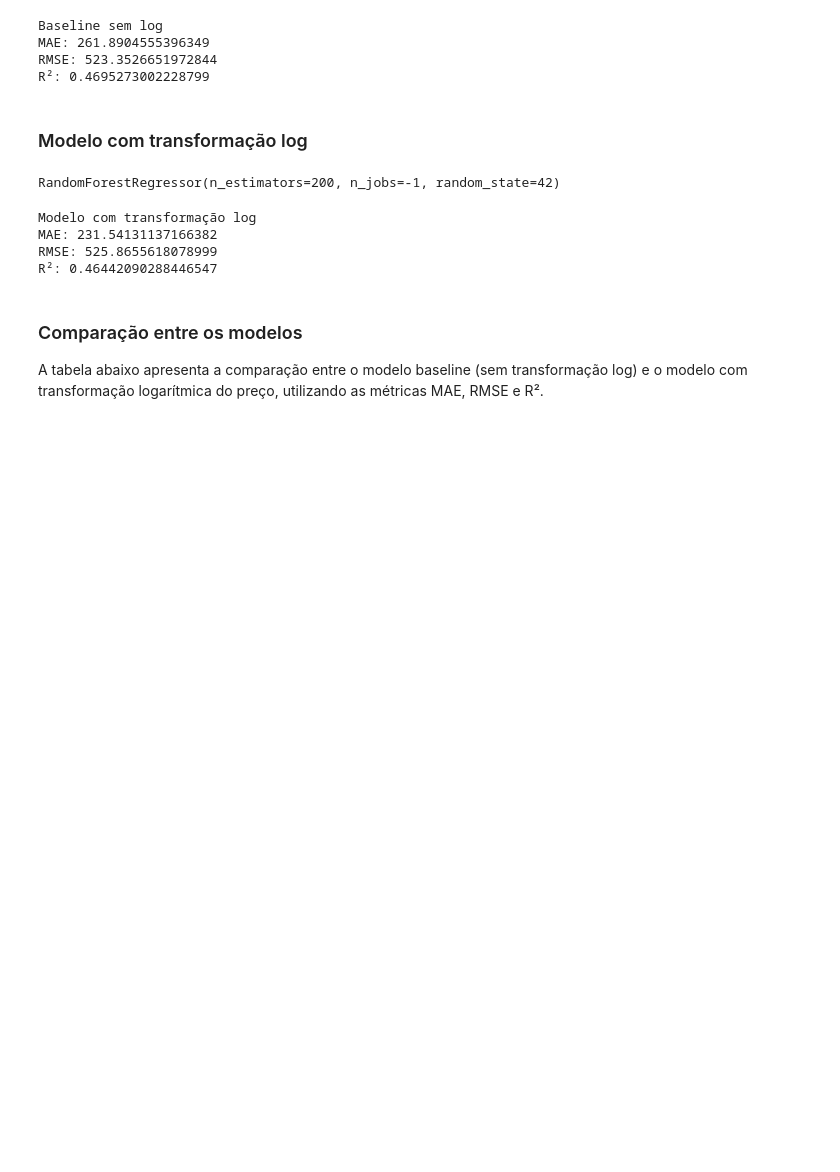
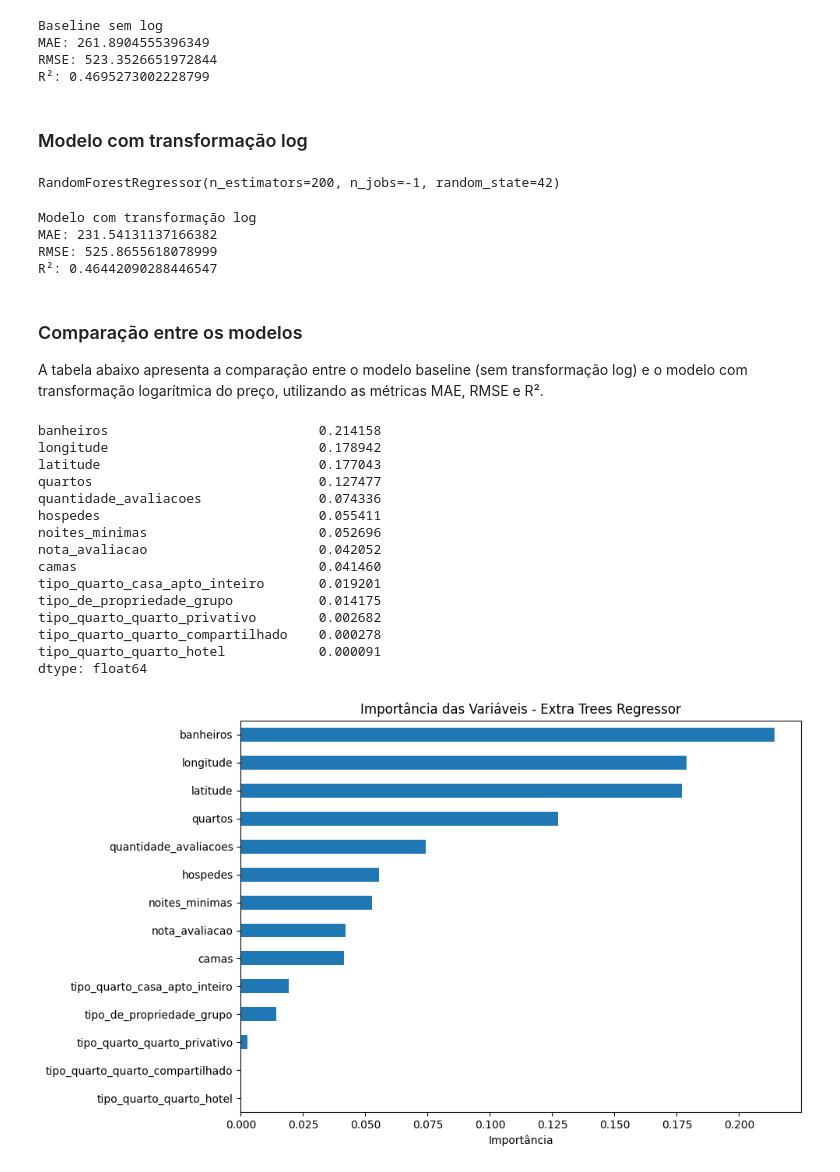
Before and after one commit to anacamorims/projeto-academy, a Jupyter notebook: modelos/randon-forest.ipynb, the cells around one changed output. Drawn from its saved outputs; the diff is of its cells as text; code cells hidden in the pictures; blank space fills up the shorter version.

Commit message:
coloca grafico de importancias no random forest

```diff
--- a/modelos/randon-forest.ipynb
+++ b/modelos/randon-forest.ipynb
@@ -311,3 +311,35 @@ e o modelo com transformação logarítmica do preço, utilizando as métricas M
 #     print("✅ O modelo com transformação log apresentou melhor desempenho em MAE.")
 # else:
 #     print("ℹ️ O modelo sem log apresentou desempenho semelhante ou melhor em MAE.")
+# %%
+importancias_reduzido = pd.Series(
+    modelo_baseline.feature_importances_,
+    index=X.columns
+).sort_values(ascending=False)
+
+print(importancias_reduzido)
+
+plt.figure(figsize=(10,6))
+importancias_reduzido.plot(kind='barh')
+plt.title("Importância das Variáveis - Extra Trees Regressor")
+plt.gca().invert_yaxis()
+plt.xlabel("Importância")
+plt.tight_layout()
+plt.show()
+# %% [output]
+banheiros                           0.214158
+longitude                           0.178942
+latitude                            0.177043
+quartos                             0.127477
+quantidade_avaliacoes               0.074336
+hospedes                            0.055411
+noites_minimas                      0.052696
+nota_avaliacao                      0.042052
+camas                               0.041460
+tipo_quarto_casa_apto_inteiro       0.019201
+tipo_de_propriedade_grupo           0.014175
+tipo_quarto_quarto_privativo        0.002682
+tipo_quarto_quarto_compartilhado    0.000278
+tipo_quarto_quarto_hotel            0.000091
+dtype: float64
+[figure, added]
```
